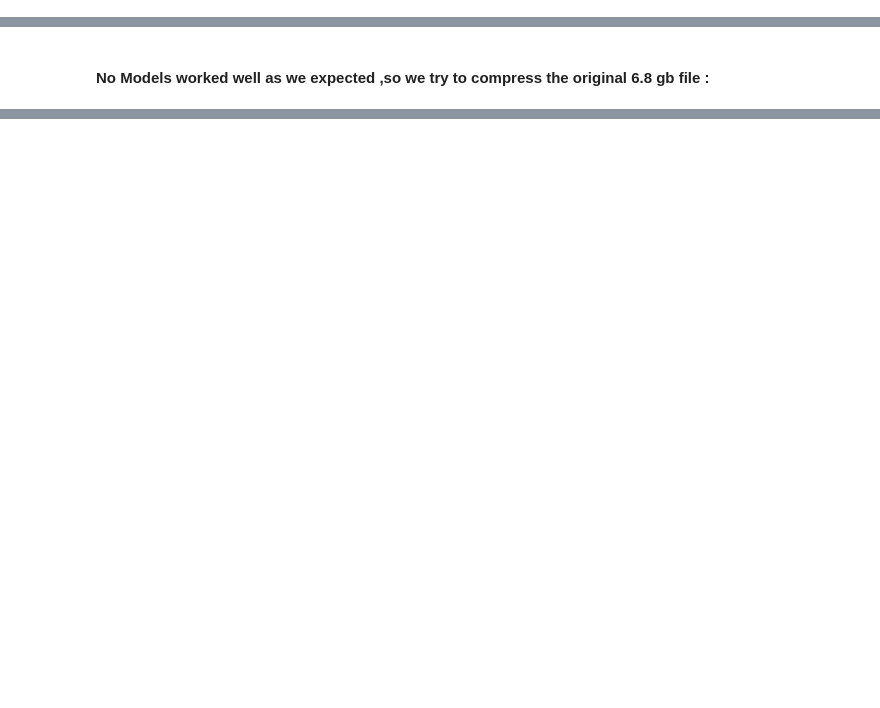
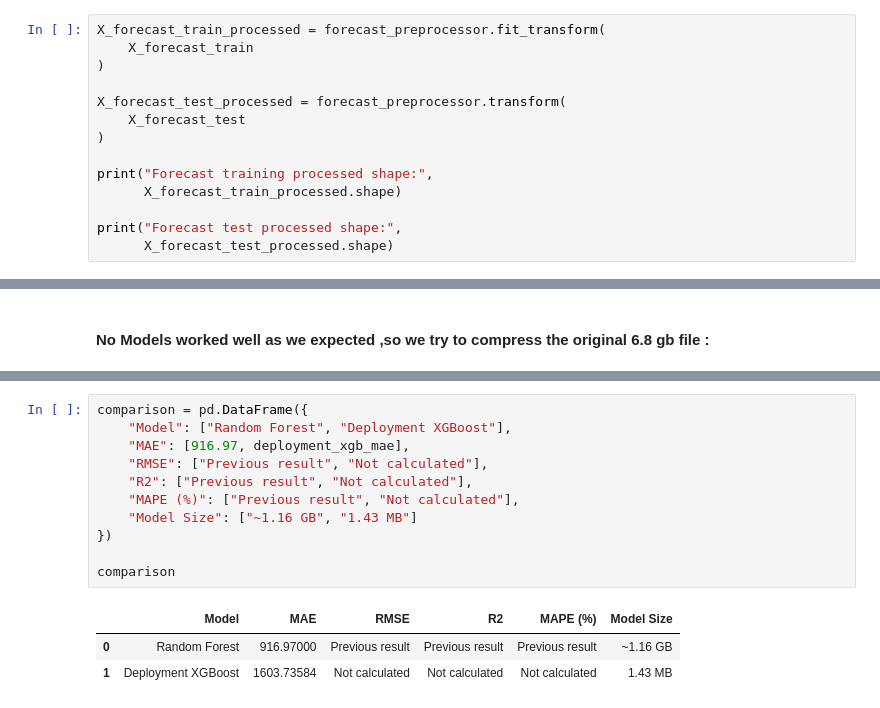
Before and after one commit to aarishar321-dev/Rossmann-Sales-Forecasting, a Jupyter notebook: notebook/sales-forecasting.ipynb, the cells around one changed output, grey strips where cells are left out. Saved outputs shown, nothing was run; the diff lists cells and outputs as text; blank space fills up the shorter version.

Commit message:
Finalize Rossmann sales forecasting deployment

```diff
--- a/notebook/sales-forecasting.ipynb
+++ b/notebook/sales-forecasting.ipynb
@@ -1605,3 +1532,17 @@ forecast_preprocessor = ColumnTransformer(
     ],
     remainder="passthrough"
 )
+# %%
+X_forecast_train_processed = forecast_preprocessor.fit_transform(
+    X_forecast_train
+)
+
+X_forecast_test_processed = forecast_preprocessor.transform(
+    X_forecast_test
+)
+
+print("Forecast training processed shape:",
+      X_forecast_train_processed.shape)
+
+print("Forecast test processed shape:",
+      X_forecast_test_processed.shape)
@@ -2337,0 +2287,15 @@ Compressed model size (GB): 1.1659851921722293
+# %%
+comparison = pd.DataFrame({
+    "Model": ["Random Forest", "Deployment XGBoost"],
+    "MAE": [916.97, deployment_xgb_mae],
+    "RMSE": ["Previous result", "Not calculated"],
+    "R2": ["Previous result", "Not calculated"],
+    "MAPE (%)": ["Previous result", "Not calculated"],
+    "Model Size": ["~1.16 GB", "1.43 MB"]
+})
+
+comparison
+# %% [output]
+|  | Model | MAE | RMSE | R2 | MAPE (%) | Model Size |
+| 0 | Random Forest | 916.97000 | Previous result | Previous result | Previous result | ~1.16 GB |
+| 1 | Deployment XGBoost | 1603.73584 | Not calculated | Not calculated | Not calculated | 1.43 MB |
```
Also changed, not shown: parts of 53 cells of this notebook, 6 other files.
